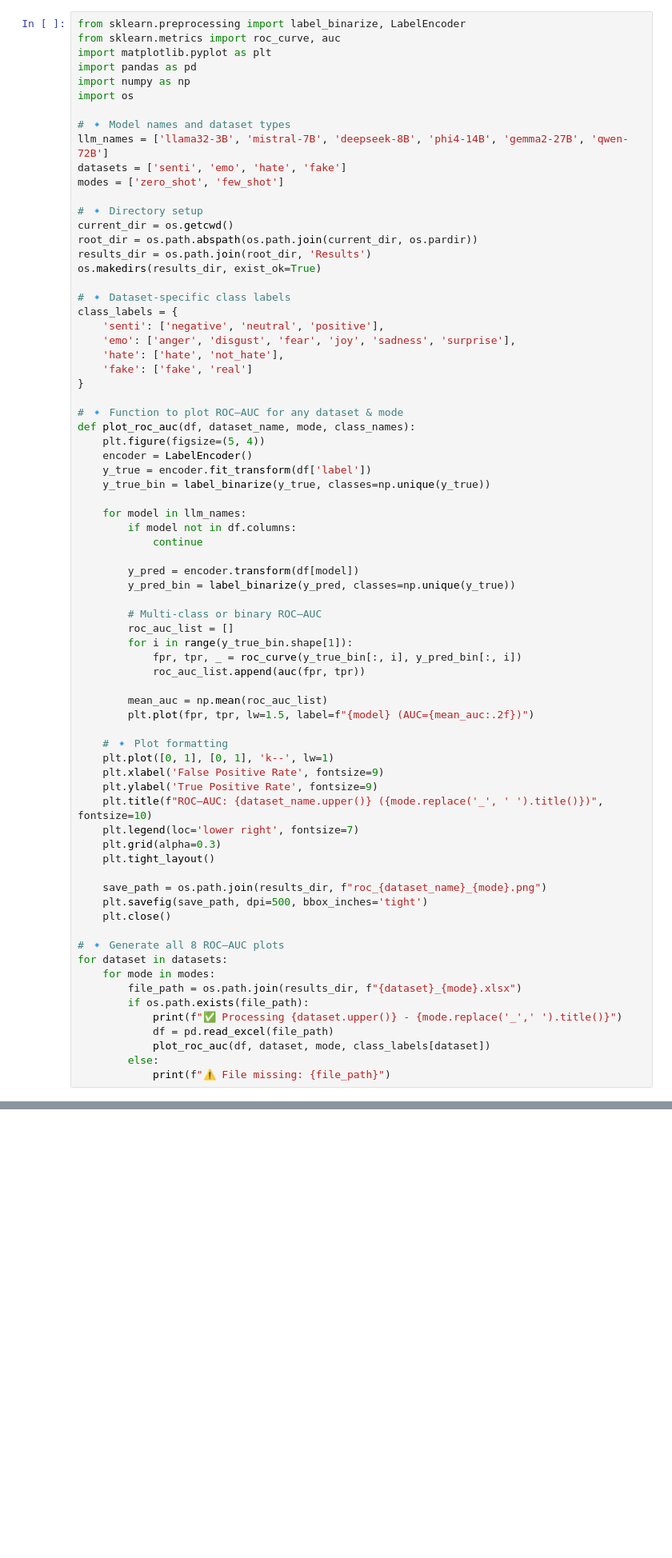
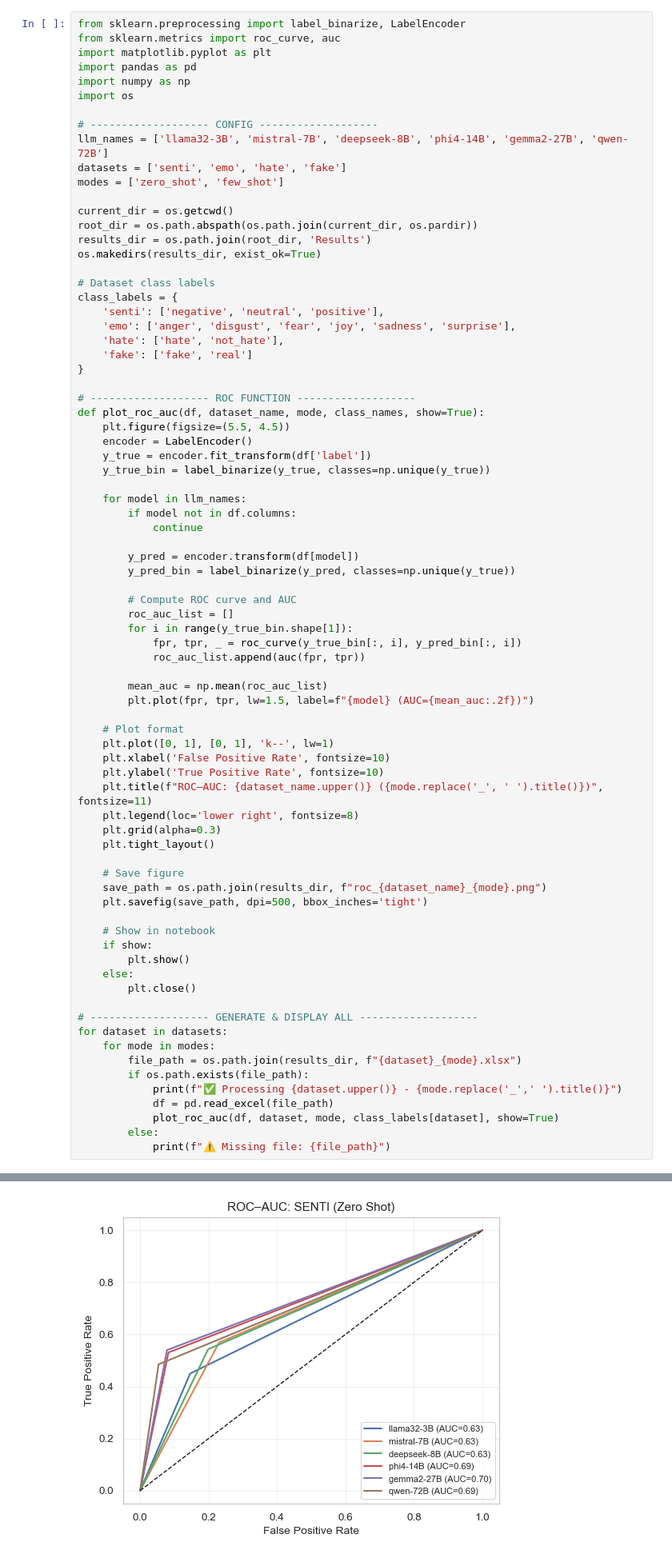
Before and after one commit to hamidhosen42/Bengali-MultiDomain-LLM-Evaluation, a Jupyter notebook: Scripts/plot-notebook.ipynb, the cells around one changed output, grey strips where cells are left out. Shown at 80% size. Drawn from its saved outputs; the diff is of its cells as text; blank space fills up the shorter version.

Commit message:
roc curve show notebook

```diff
--- a/Scripts/plot-notebook.ipynb
+++ b/Scripts/plot-notebook.ipynb
@@ -1201,18 +1201,17 @@ import pandas as pd
 import numpy as np
 import os
 
-# 🔹 Model names and dataset types
+# ------------------- CONFIG -------------------
 llm_names = ['llama32-3B', 'mistral-7B', 'deepseek-8B', 'phi4-14B', 'gemma2-27B', 'qwen-72B']
 datasets = ['senti', 'emo', 'hate', 'fake']
 modes = ['zero_shot', 'few_shot']
 
-# 🔹 Directory setup
 current_dir = os.getcwd()
 root_dir = os.path.abspath(os.path.join(current_dir, os.pardir))
 results_dir = os.path.join(root_dir, 'Results')
 os.makedirs(results_dir, exist_ok=True)
 
-# 🔹 Dataset-specific class labels
+# Dataset class labels
 class_labels = {
     'senti': ['negative', 'neutral', 'positive'],
     'emo': ['anger', 'disgust', 'fear', 'joy', 'sadness', 'surprise'],
@@ -1220,9 +1219,9 @@ class_labels = {
     'fake': ['fake', 'real']
 }
 
-# 🔹 Function to plot ROC–AUC for any dataset & mode
-def plot_roc_auc(df, dataset_name, mode, class_names):
-    plt.figure(figsize=(5, 4))
+# ------------------- ROC FUNCTION -------------------
+def plot_roc_auc(df, dataset_name, mode, class_names, show=True):
+    plt.figure(figsize=(5.5, 4.5))
     encoder = LabelEncoder()
     y_true = encoder.fit_transform(df['label'])
     y_true_bin = label_binarize(y_true, classes=np.unique(y_true))
@@ -1234,7 +1233,7 @@ def plot_roc_auc(df, dataset_name, mode, class_names):
         y_pred = encoder.transform(df[model])
         y_pred_bin = label_binarize(y_pred, classes=np.unique(y_true))
 
-        # Multi-class or binary ROC–AUC
+        # Compute ROC curve and AUC
         roc_auc_list = []
         for i in range(y_true_bin.shape[1]):
             fpr, tpr, _ = roc_curve(y_true_bin[:, i], y_pred_bin[:, i])
@@ -1243,28 +1242,34 @@ def plot_roc_auc(df, dataset_name, mode, class_names):
         mean_auc = np.mean(roc_auc_list)
         plt.plot(fpr, tpr, lw=1.5, label=f"{model} (AUC={mean_auc:.2f})")
 
-    # 🔹 Plot formatting
+    # Plot format
     plt.plot([0, 1], [0, 1], 'k--', lw=1)
-    plt.xlabel('False Positive Rate', fontsize=9)
-    plt.ylabel('True Positive Rate', fontsize=9)
-    plt.title(f"ROC–AUC: {dataset_name.upper()} ({mode.replace('_', ' ').title()})", fontsize=10)
-    plt.legend(loc='lower right', fontsize=7)
+    plt.xlabel('False Positive Rate', fontsize=10)
+    plt.ylabel('True Positive Rate', fontsize=10)
+    plt.title(f"ROC–AUC: {dataset_name.upper()} ({mode.replace('_', ' ').title()})", fontsize=11)
+    plt.legend(loc='lower right', fontsize=8)
     plt.grid(alpha=0.3)
     plt.tight_layout()
 
+    # Save figure
     save_path = os.path.join(results_dir, f"roc_{dataset_name}_{mode}.png")
     plt.savefig(save_path, dpi=500, bbox_inches='tight')
-    plt.close()
 
-# 🔹 Generate all 8 ROC–AUC plots
+    # Show in notebook
+    if show:
+        plt.show()
+    else:
+        plt.close()
+
+# ------------------- GENERATE & DISPLAY ALL -------------------
 for dataset in datasets:
     for mode in modes:
         file_path = os.path.join(results_dir, f"{dataset}_{mode}.xlsx")
         if os.path.exists(file_path):
             print(f"✅ Processing {dataset.upper()} - {mode.replace('_',' ').title()}")
             df = pd.read_excel(file_path)
-            plot_roc_auc(df, dataset, mode, class_labels[dataset])
+            plot_roc_auc(df, dataset, mode, class_labels[dataset], show=True)
         else:
-            print(f"⚠️ File missing: {file_path}")
+            print(f"⚠️ Missing file: {file_path}")
 # %% [output]
 ✅ Processing SENTI - Zero Shot
@@ -1277,0 +1276 @@ for dataset in datasets:
+[figure, added]
```
Also changed, not shown: parts of 1 cell of this notebook, 8 other files.
